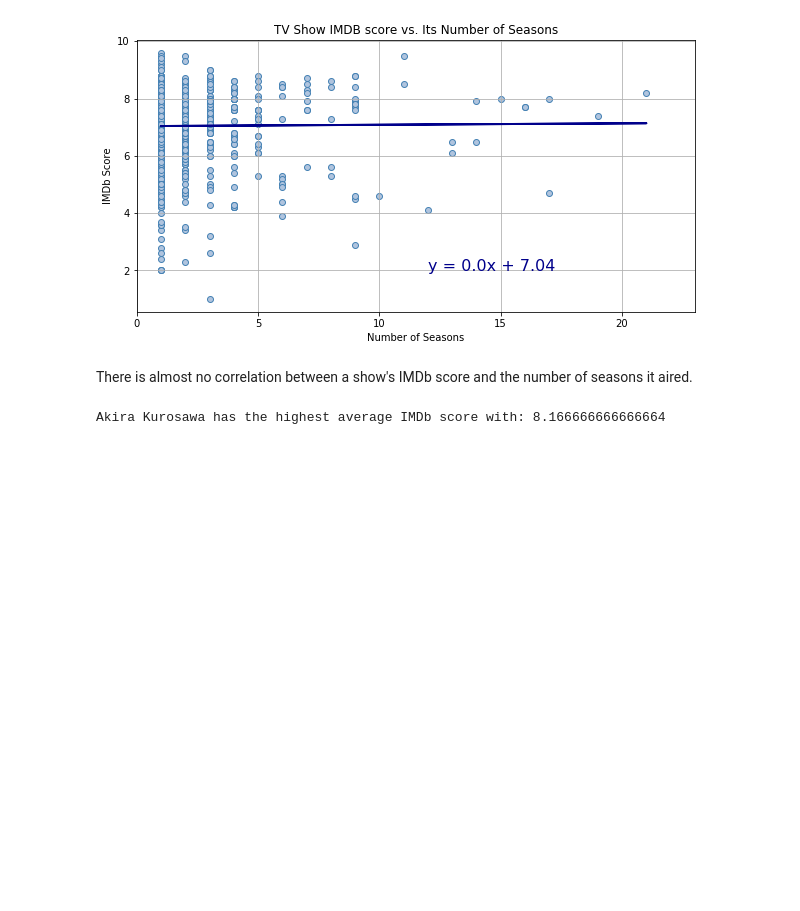
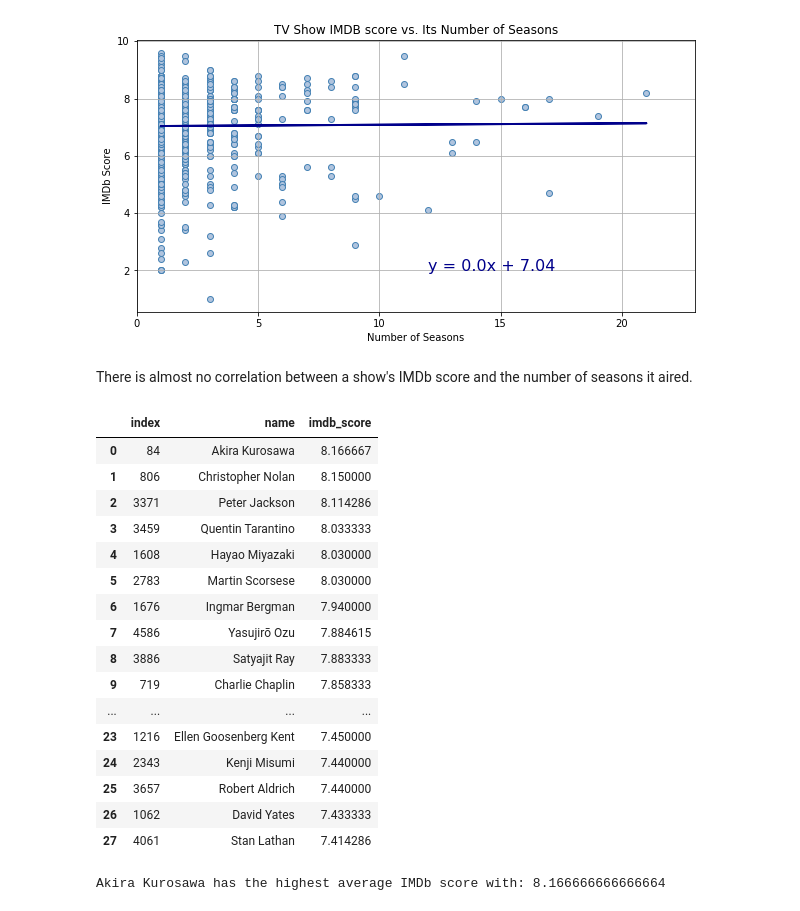
Before and after one commit to thn22/Eclipse__Rodeo2.0, a Jupyter notebook: Visualizations.ipynb, the cells around one changed output. Cells and saved outputs as stored; diff of their text form; code cells hidden in the pictures; blank space fills up the shorter version.

```diff
--- a/Visualizations.ipynb
+++ b/Visualizations.ipynb
@@ -135,11 +135,29 @@ director_movie = director_movie[["name","title"]]
 # %%
 #merge the two dataframes together and filter out directors with less than 4 movies
 final_director = pd.merge(director_movie, avg_score, how="outer", on=["name"])
 final_director = final_director[final_director["title"]>4]
 final_director = final_director[final_director["imdb_score"]>7.4]
 final_director = final_director[["name","imdb_score"]]
 final_director = final_director.sort_values("imdb_score",ascending=False)
-#final_director.reset_index()
+final_director.reset_index()
+# %% [output]
+|  | index | name | imdb_score |
+| 0 | 84 | Akira Kurosawa | 8.166667 |
+| 1 | 806 | Christopher Nolan | 8.150000 |
+| 2 | 3371 | Peter Jackson | 8.114286 |
+| 3 | 3459 | Quentin Tarantino | 8.033333 |
+| 4 | 1608 | Hayao Miyazaki | 8.030000 |
+| 5 | 2783 | Martin Scorsese | 8.030000 |
+| 6 | 1676 | Ingmar Bergman | 7.940000 |
+| 7 | 4586 | Yasujirō Ozu | 7.884615 |
+| 8 | 3886 | Satyajit Ray | 7.883333 |
+| 9 | 719 | Charlie Chaplin | 7.858333 |
+| ... | ... | ... | ... |
+| 23 | 1216 | Ellen Goosenberg Kent | 7.450000 |
+| 24 | 2343 | Kenji Misumi | 7.440000 |
+| 25 | 3657 | Robert Aldrich | 7.440000 |
+| 26 | 1062 | David Yates | 7.433333 |
+| 27 | 4061 | Stan Lathan | 7.414286 |
 # %%
 #create bar graph displaying director scores
 x_axis = final_director["name"]
```
Also changed, not shown: parts of 14 cells of this notebook, 1 other file.
